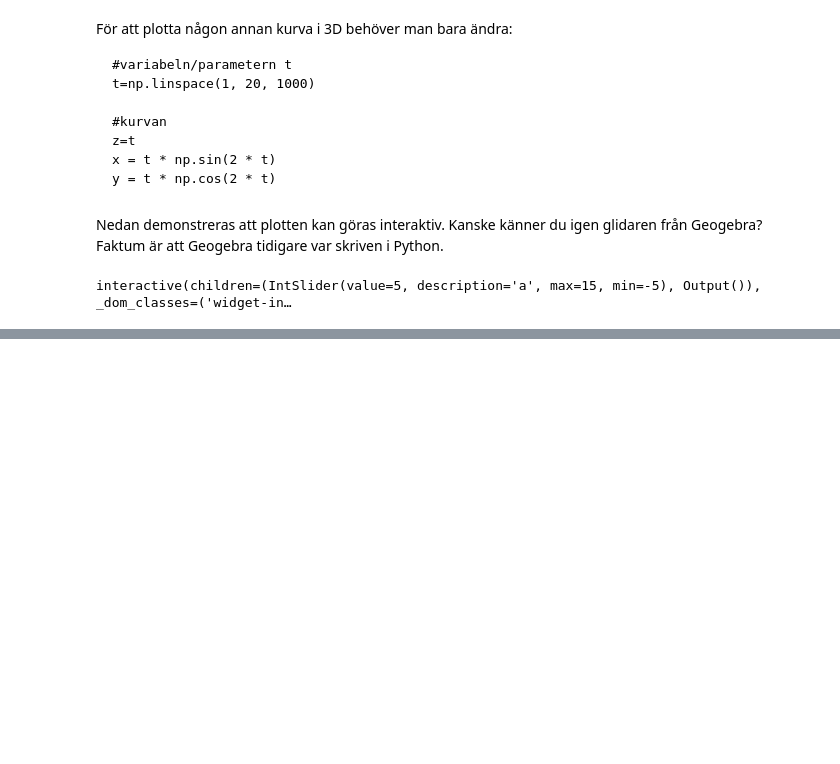
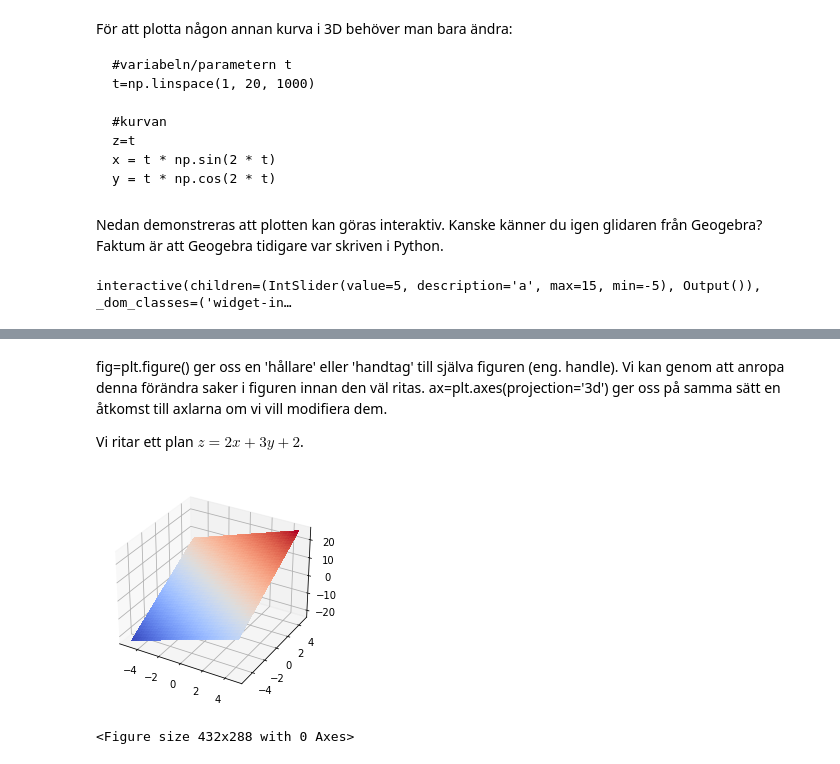
Before and after one commit to cognitrap/progr, a Jupyter notebook: InstruktionPlot3D.ipynb, the cells around one changed output, grey strips where cells are left out. Drawn from its saved outputs; the diff is of its cells as text; code cells hidden in the pictures; blank space fills up the shorter version.

```diff
--- a/InstruktionPlot3D.ipynb
+++ b/InstruktionPlot3D.ipynb
@@ -129,0 +145,25 @@ interactive(children=(IntSlider(value=5, description='a', max=15, min=-5), Outpu
+# %% [markdown]
+fig=plt.figure() ger oss en 'hållare' eller 'handtag' till själva figuren (eng. handle). Vi kan genom att anropa denna förändra saker i figuren innan den väl ritas.
+ax=plt.axes(projection='3d') ger oss på samma sätt en åtkomst till axlarna om vi vill modifiera dem.
+
+Vi ritar ett plan $z=2x+3y+2$.
+# %%
+from mpl_toolkits import mplot3d
+import numpy as np
+import matplotlib.pyplot as plt
+fig = plt.figure() #handtag för figur
+ax = plt.axes(projection='3d') #handtag för axlar
+
+X = np.arange(-5, 5, 0.25)
+Y = np.arange(-5, 5, 0.25)
+X, Y = np.meshgrid(X, Y)
+Z = 2*X+3*Y+2
+# Rita ytan. Obs hur vi använder ax för att lägga till kommandon för axlarna
+surf = ax.plot_surface(X, Y, Z, cmap=cm.coolwarm,
+                       linewidth=0, antialiased=False)
+
+plt.show()
+plt.savefig("testplan.png")
+# %% [output]
+[figure, added]
+<Figure size 432x288 with 0 Axes>
```
Also changed, not shown: parts of 3 cells of this notebook, 14 other files.
